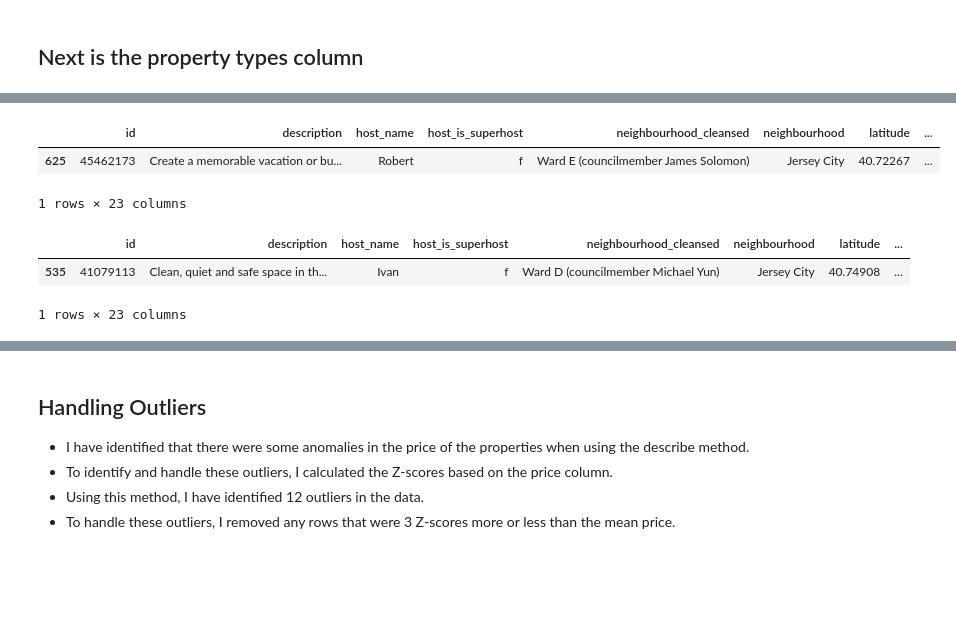
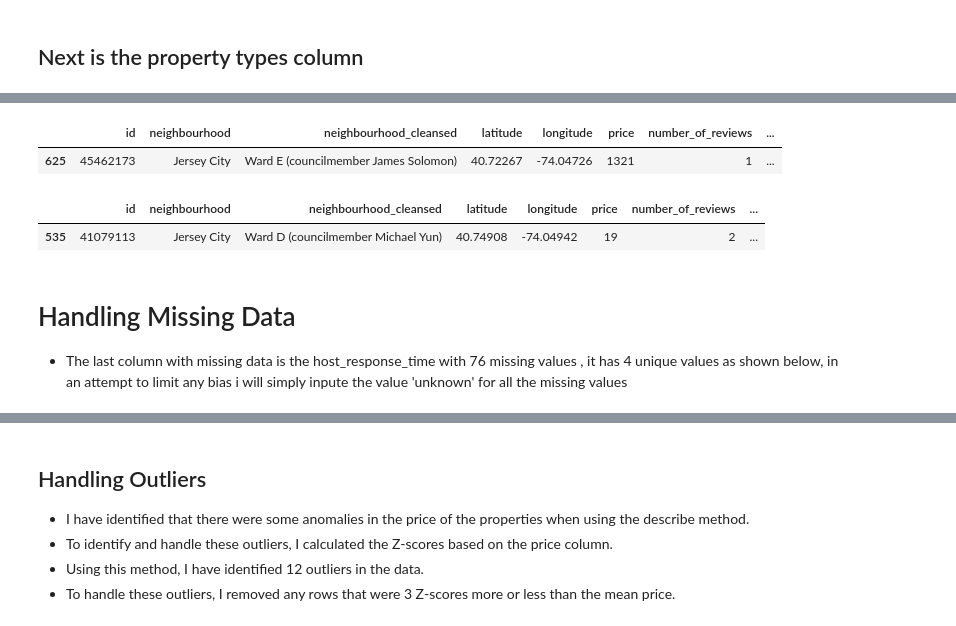
Before and after one commit to YordyCastillo/Airbnb_jerseycity, a Jupyter notebook: jersey city analysis.ipynb, the cells around one changed output, grey strips where cells are left out. Cells and saved outputs as stored; diff of their text form; code cells hidden in the pictures; blank space fills up the shorter version.

```diff
--- a/jersey city analysis.ipynb
+++ b/jersey city analysis.ipynb
@@ -397,5 +362,5 @@ Name: neighbourhood, dtype: int64
 # %% [markdown]
 - Now, I will filter the dataset to only keep the rows that contain 'Jersey City' in the neighbourhood column.
 # %%
-newer_df.drop(newer_df[newer_df.neighbourhood !='Jersey City'].index,inplace=True)
+cleaned_airbnb_df.drop(cleaned_airbnb_df[cleaned_airbnb_df.neighbourhood !='Jersey City'].index,inplace=True)
 # %%
@@ -444,6 +409,6 @@ Name: price, Length: 731, dtype: object
 # %%
 # I notices that the price is an object because it has the '$' in front so i will change that to a int
 
-newer_df['price']=newer_df['price'].str.replace('$','')
-newer_df['price']=newer_df['price'].str.replace(',','').astype('float').astype('int64')
+cleaned_airbnb_df['price']=cleaned_airbnb_df['price'].str.replace('$','')
+cleaned_airbnb_df['price']=cleaned_airbnb_df['price'].str.replace(',','').astype('float').astype('int64')
 # %%
@@ -485,4 +450,4 @@ Entire home/apt                          1
 Name: property_type, dtype: int64
 # %%
-newer_df.property_type=newer_df.property_type.replace("(\(condo)\)",'',regex=True)
+cleaned_airbnb_df.property_type=cleaned_airbnb_df.property_type.replace("(\(condo)\)",'',regex=True)
 # %%
@@ -512,3 +477,3 @@ newer_df.property_type.nunique()
 # %%
-newer_df['amenities_count']=df.amenities.str.count(",")
+cleaned_airbnb_df['amenities_count']=cleaned_airbnb_df.amenities.str.count(",")
 # %%
@@ -526,12 +491,13 @@ newer_df.describe()
 # %%
-newer_df[newer_df.price==1321]
+cleaned_airbnb_df[cleaned_airbnb_df.price==1321]
 # %% [output]
-|  | id | description | host_name | host_is_superhost | neighbourhood_cleansed | neighbourhood | latitude | ... |
-| 625 | 45462173 | Create a memorable vacation or bu... | Robert | f | Ward E (councilmember James Solomon) | Jersey City | 40.72267 | ... |
+|  | id | neighbourhood | neighbourhood_cleansed | latitude | longitude | price | number_of_reviews | ... |
+| 625 | 45462173 | Jersey City | Ward E (councilmember James Solomon) | 40.72267 | -74.04726 | 1321 | 1 | ... |
-1 rows × 23 columns
 # %%
-newer_df[newer_df.price==19]
+cleaned_airbnb_df[cleaned_airbnb_df.price==19]
 # %% [output]
-|  | id | description | host_name | host_is_superhost | neighbourhood_cleansed | neighbourhood | latitude | ... |
-| 535 | 41079113 | Clean, quiet and safe space in th... | Ivan | f | Ward D (councilmember Michael Yun) | Jersey City | 40.74908 | ... |
+|  | id | neighbourhood | neighbourhood_cleansed | latitude | longitude | price | number_of_reviews | ... |
+| 535 | 41079113 | Jersey City | Ward D (councilmember Michael Yun) | 40.74908 | -74.04942 | 19 | 2 | ... |
-1 rows × 23 columns
+# %% [markdown]
+# Handling Missing Data
+- The last column with missing data is the host_response_time with 76 missing values , it has 4 unique values as shown below, in an attempt to limit any bias i will simply inpute the value 'unknown' for all the missing values
```
Also changed, not shown: parts of 186 cells of this notebook.
